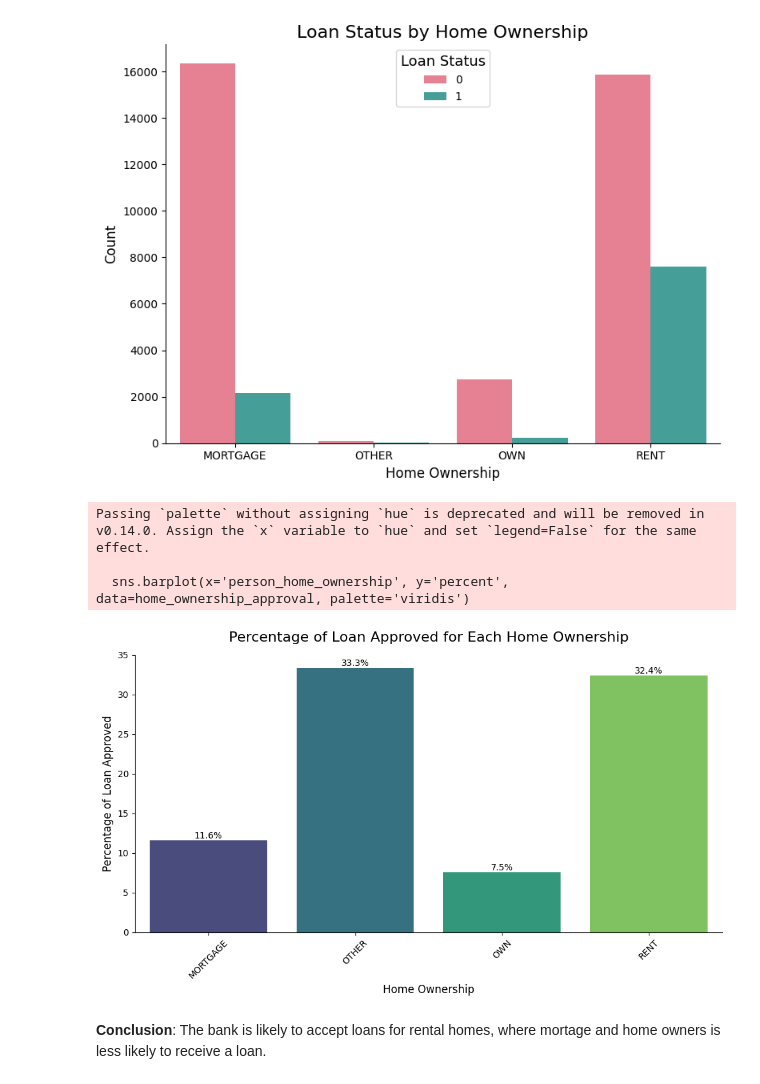
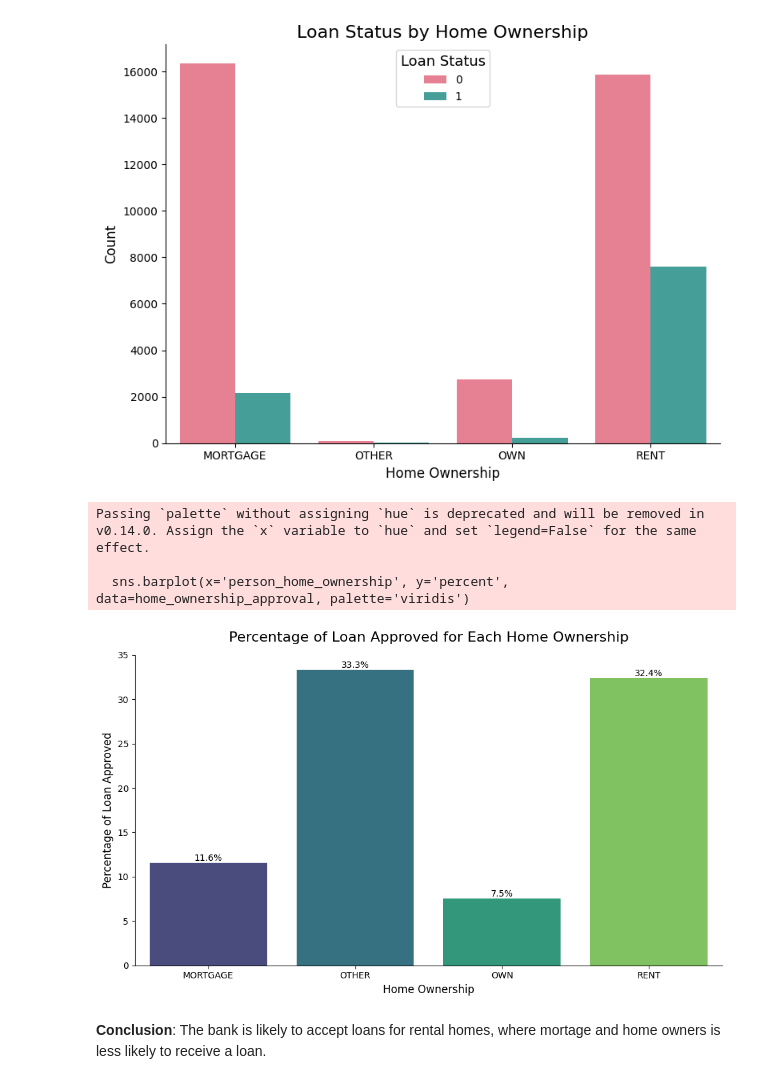
Before and after one commit to perryfalcon0410/Loan-Approval-Analysis, a Jupyter notebook: Loan_approval_analysis.ipynb, the cells around one changed output. Drawn from its saved outputs; the diff is of its cells as text; code cells hidden in the pictures.

```diff
--- a/Loan_approval_analysis.ipynb
+++ b/Loan_approval_analysis.ipynb
@@ -459,29 +404,28 @@ plt.show()
 # %%
 home_ownership_approval = df.groupby('person_home_ownership')['loan_status'].value_counts(normalize=True).mul(100).rename('percent').reset_index()
 home_ownership_approval = home_ownership_approval[home_ownership_approval['loan_status'] == 1]
 
 plt.figure(figsize=(10, 6))
 sns.barplot(x='person_home_ownership', y='percent', data=home_ownership_approval, palette='viridis')
 
 for i, p in enumerate(plt.gca().patches):
     percentage = '{:.1f}%'.format(p.get_height())
     x = p.get_x() + p.get_width() / 2
     y = p.get_height()
     plt.gca().annotate(percentage, (x, y), ha='center', va='bottom')
 
 plt.title('Percentage of Loan Approved for Each Home Ownership', fontsize=16, pad=15)
 plt.xlabel('Home Ownership', fontsize=12)
 plt.ylabel('Percentage of Loan Approved', fontsize=12)
-plt.xticks(rotation=45)
 
 plt.tight_layout()
 sns.despine()
 plt.show()
 # %% [output]
 Passing `palette` without assigning `hue` is deprecated and will be removed in v0.14.0. Assign the `x` variable to `hue` and set `legend=False` for the same effect.
 
   sns.barplot(x='person_home_ownership', y='percent', data=home_ownership_approval, palette='viridis')
-[figure, old version]
+[figure, new version]
 # %% [markdown]
 **Conclusion**: The bank is likely to accept loans for rental homes, where mortage and home owners is less likely to receive a loan.
 # %%
```
Also changed, not shown: parts of 19 cells of this notebook.
